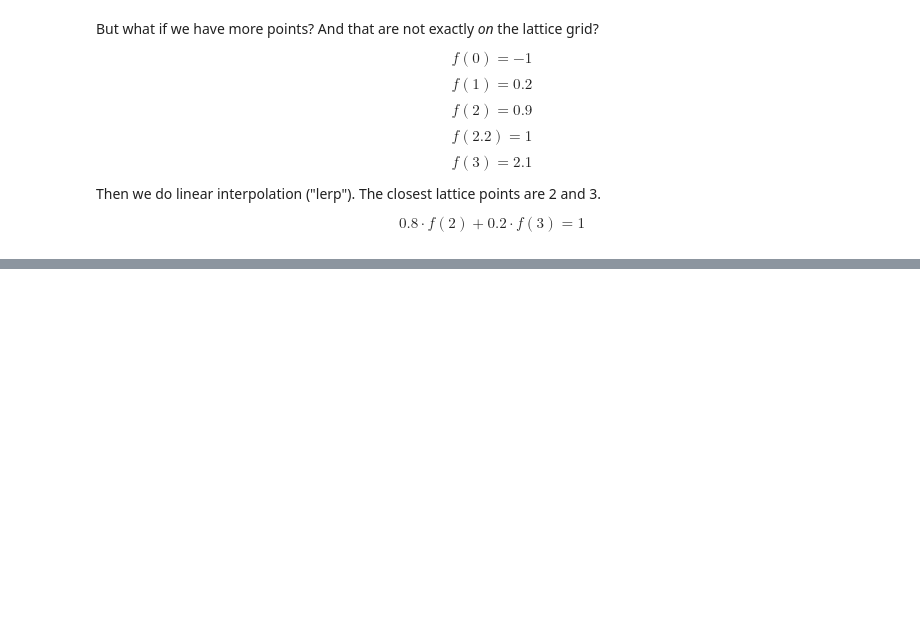
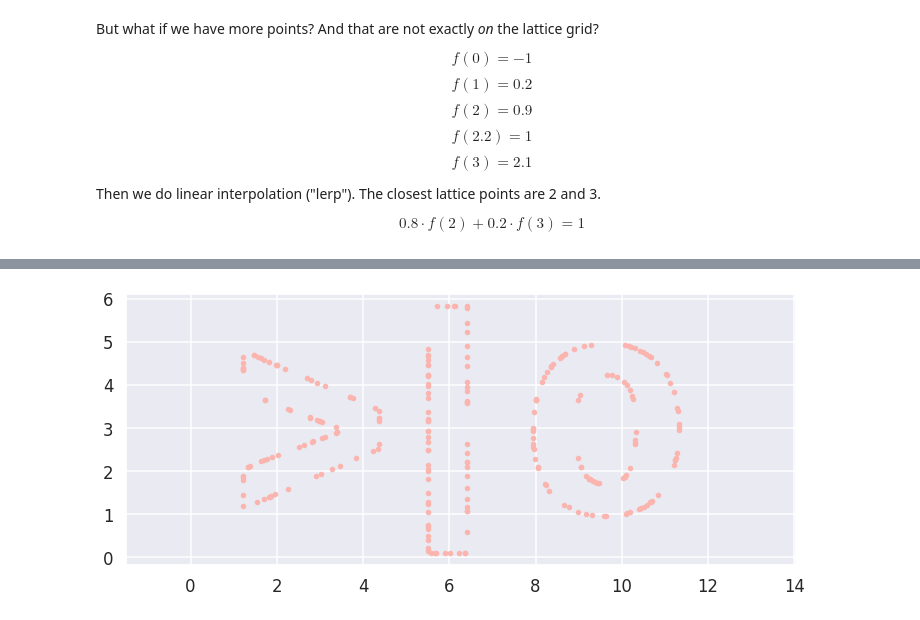
Before and after one commit to vidstige/mini-field-interpolation, a Jupyter notebook: field_interpolation.ipynb, the cells around one changed output, grey strips where cells are left out. Drawn from its saved outputs; the diff is of its cells as text; code cells hidden in the pictures; blank space fills up the shorter version.

```diff
--- a/field_interpolation.ipynb
+++ b/field_interpolation.ipynb
@@ -188,0 +202,19 @@ plt.show()
+# %%
+from typing import List
+
+def from_complex(ca: List[complex]) -> np.ndarray:
+    """convert to 2d cordinates from complex"""
+    return np.vstack([ca.real, ca.imag]).T
+
+from mini_svg.load import load_svg
+shape = load_svg('volumental.svg')
+
+np.random.seed(17)
+ts = np.random.random(256)
+sampled_points = from_complex(np.array([shape.point(t) for t in ts]) * 0.1 - 2 + 0.1j)
+
+plt.plot(sampled_points[:, 0], sampled_points[:, 1], '.', label='volumental.svg')
+plt.axis('equal')
+plt.show()
+# %% [output]
+[figure, added]
```
Also changed, not shown: parts of 19 cells of this notebook.
